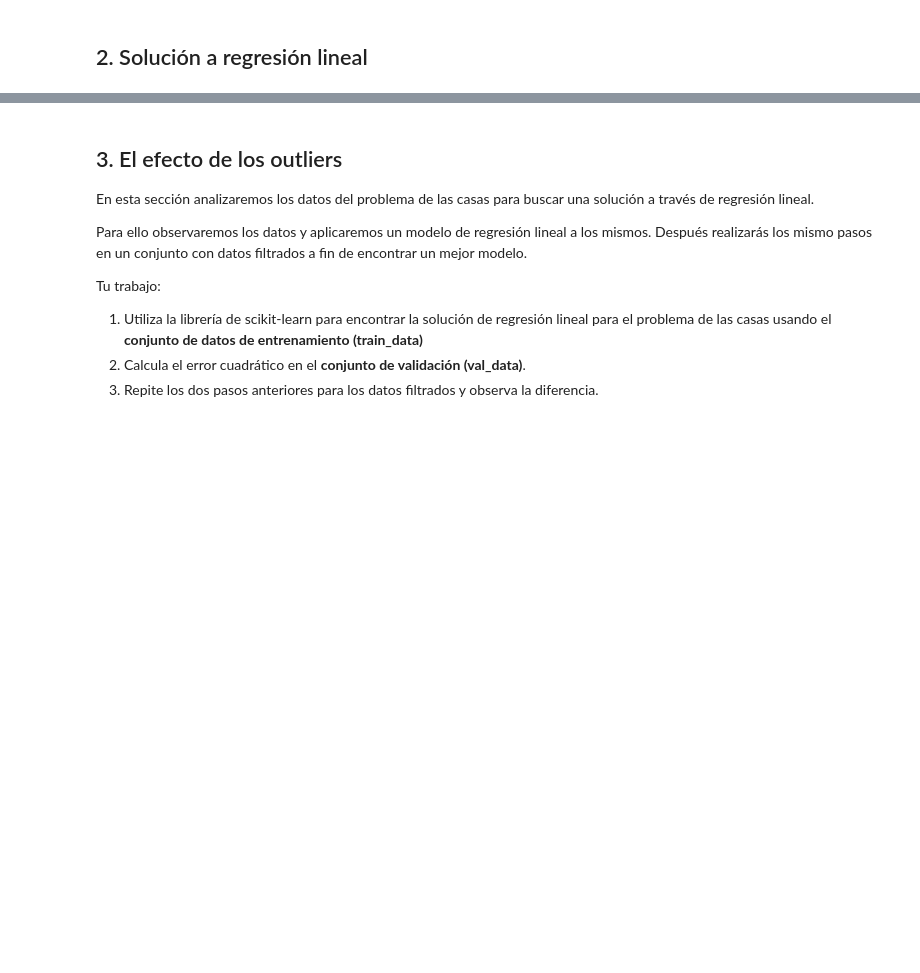
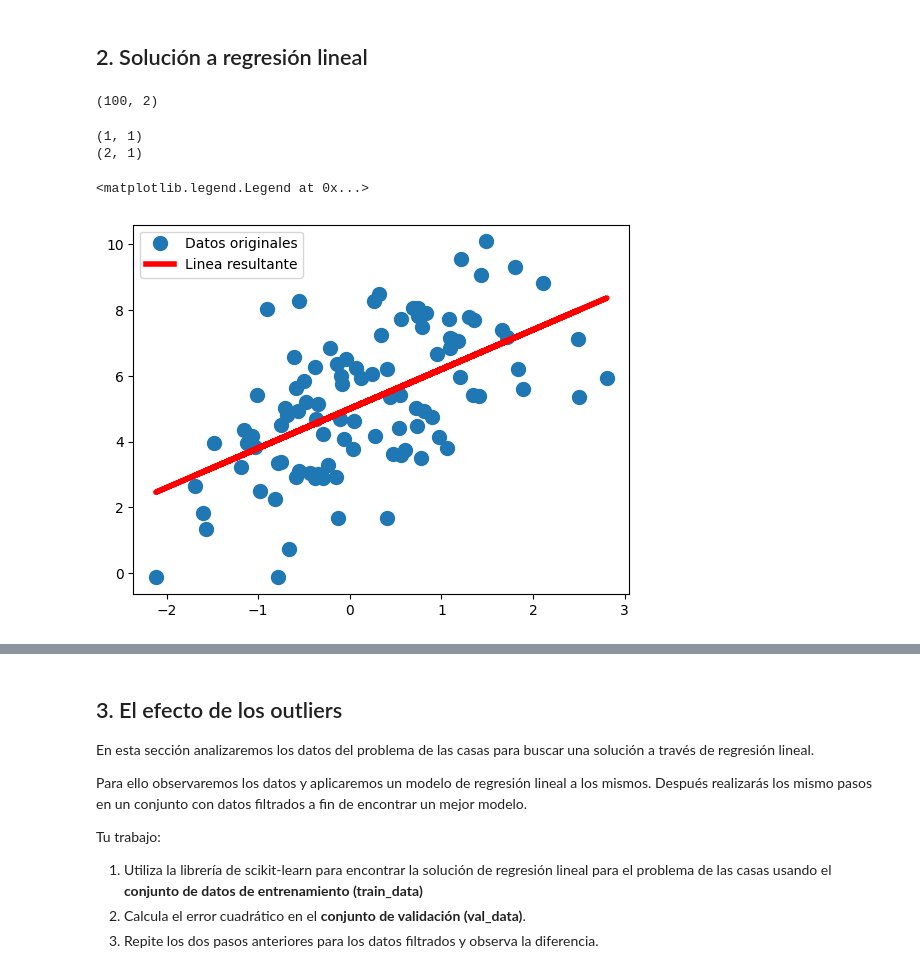
Before and after one commit to JessicaBorja/ML23, a Jupyter notebook: ml23/ejercicio_1_LinearReg/linear_regression.ipynb, the cells around one changed output, grey strips where cells are left out. Drawn from its saved outputs; the diff is of its cells as text; code cells hidden in the pictures; blank space fills up the shorter version.

Commit message:
linear regression hw

```diff
--- a/ml23/ejercicio_1_LinearReg/linear_regression.ipynb
+++ b/ml23/ejercicio_1_LinearReg/linear_regression.ipynb
@@ -64,27 +69,38 @@ plt.grid()
 #   - Imprime la forma/dimensionalidad de la matriz con print(X.shape) y verifica que sea del tamaño adecuado
 #   - Investiga la función de numpy np.concatenate y np.ones
 
-
-X_augmented = ...
+X_augmented = np.concatenate((np.ones((n_muestras, 1)), X), axis=-1) #axis originally was 1
 print(X_augmented.shape)
+# %% [output]
+(100, 2)
 # %%
-# 2.2 TODO: usa la ecuación anterior (X'X)^(-1)X'Y para calcular los pesos
+# 2.2 TODO: usa la ecuación anterior (X^T * X)^(-1)X^T * Y para calcular los pesos
 # Consejo:
 #       Utiliza np.dot() o @ para calcular la multiplicación de matrices
 #       np.linalg.inv() se usa para calcular la matriz inversa
 #       X.T es la transpuesta de X
 
-w_hat = ...
+X_inv = np.linalg.inv(np.dot(X.T, X)) #primera parte de la ecuacion... (X^T * X)^-1
+X_dot = np.dot(X_inv, X.T) #multiplicacion con la transpuesta... (..)^-1 * X^T
+w_hat =  np.dot(X_dot, y) #multiplicacion con y
+
 print(w_hat.shape)
+#print(w.shape) prueba.. se puede borrar no importa
+# %% [output]
+(1, 1)
+(2, 1)
 # %%
 # 2.3 TODO: Calcula las predicciones de tu modelo
-y_hat = ...
+y_hat = np.dot(X_augmented, w)  # y_hat = Xw
 
 plt.plot(X, y, 'o', label='Datos originales', markersize=10)
 
 # TODO: Grafica las preddicciones/ la linea resultante
-plt.plot(..., ..., 'r', lw=4, label='Linea resultante')
+plt.plot(X, y_hat, 'r', lw=4, label='Linea resultante')  # FIRST TWO VARIABLES WRONG
 
 plt.legend()
+# %% [output]
+<matplotlib.legend.Legend at 0x...>
+[figure, added]
 # %%
 ## 2.4 TODO: Calcula la suma de errores cuadrádos
```
Also changed, not shown: parts of 2 cells of this notebook.
